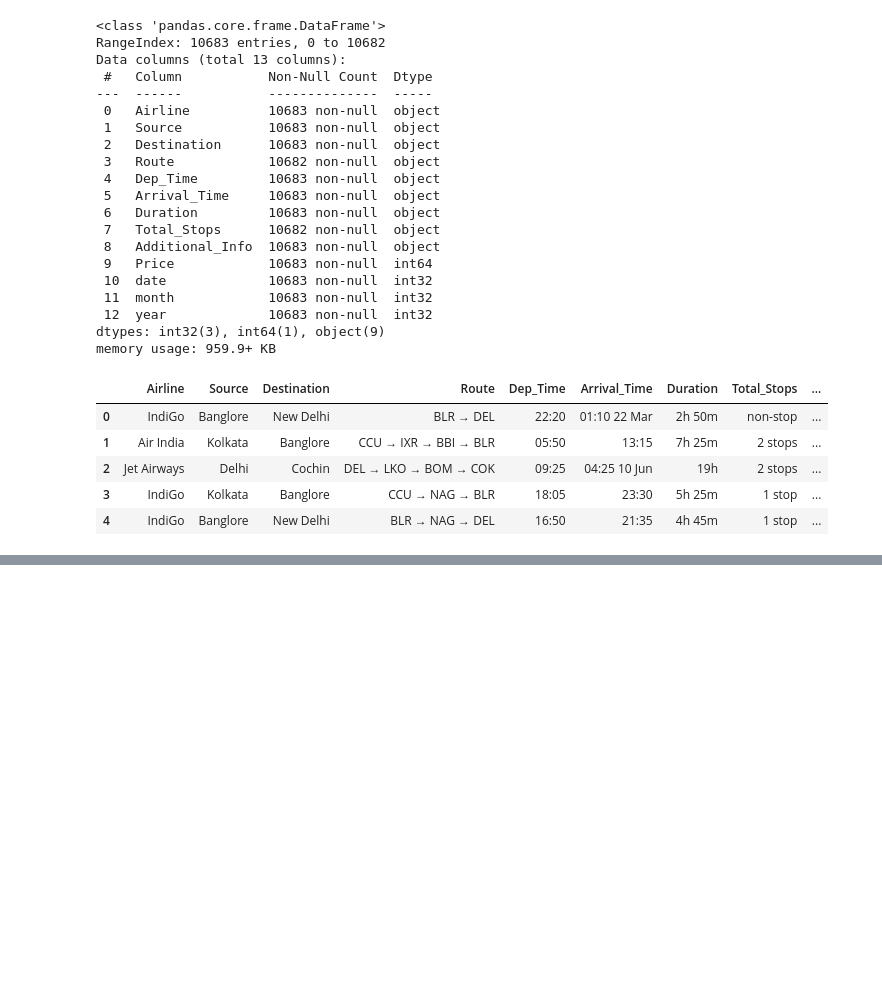
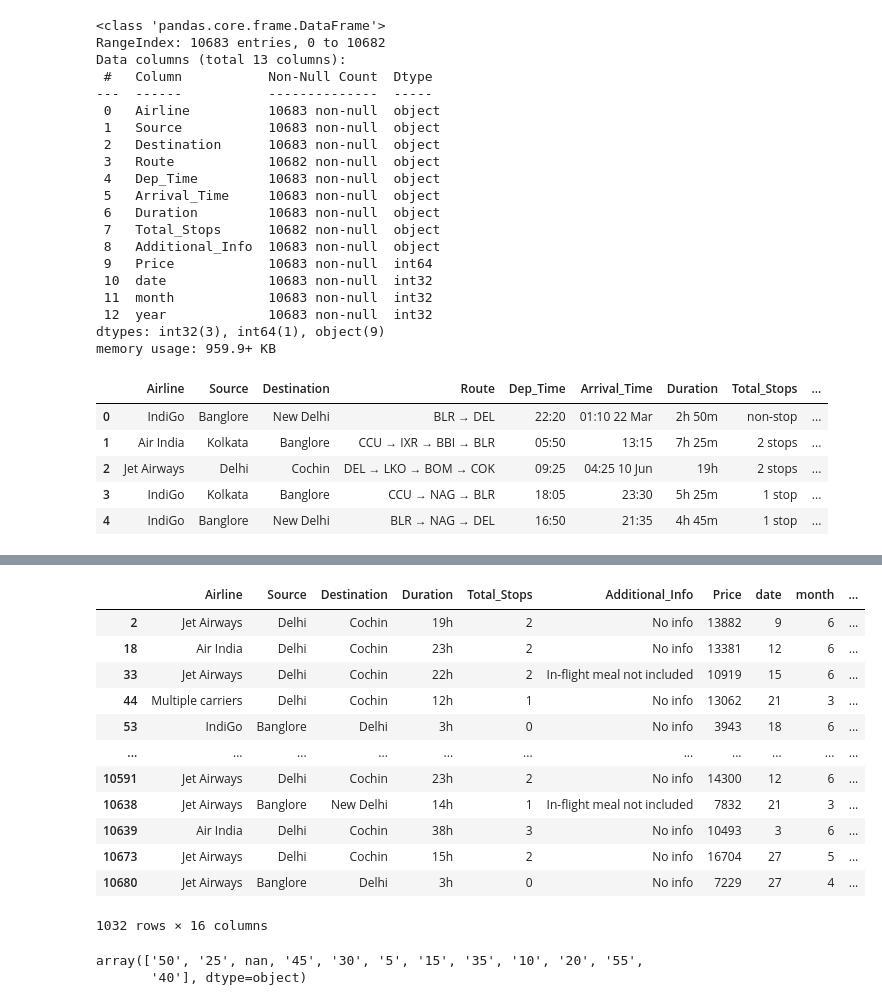
Before and after one commit to a-b-c-d-ritik/DataScience, a Jupyter notebook: 25.EDA/Flight_Price_EDA.ipynb, the cells around one changed output, grey strips where cells are left out. Drawn from its saved outputs; the diff is of its cells as text; code cells hidden in the pictures; blank space fills up the shorter version.

```diff
--- a/25.EDA/Flight_Price_EDA.ipynb
+++ b/25.EDA/Flight_Price_EDA.ipynb
@@ -171,0 +340,10 @@ df.head()
+# %%
+#replacing the nan reecords
+df['Total_Stops']=df['Total_Stops'].map({
+   'non-stop':0,
+    '2 stops':2,
+    '1 stop':1,
+    '3 stops':3,
+    np.nan:0,#because min is 1 (avg maan lo)
+    '4 stops':4
+})
@@ -171,0 +354,3 @@ df.head()
+# %%
+#now drop route (no use)
+df.drop('Route',axis=1,inplace=True)
@@ -171,0 +366,5 @@ df.head()
+# %%
+#now we need to split duration
+df['Duration_HH']=df['Duration'].str.split(' ').str[0].str.split('h').str[0]
+# %%
+df['Duration_MM']=df['Duration'].str.split(' ').str[1].str.split('m').str[0]
@@ -171,0 +380,22 @@ df.head()
+# %%
+#replacing nan in duration hh and mm
+df[df['Duration_MM'].isnull()]
+# %% [output]
+|  | Airline | Source | Destination | Duration | Total_Stops | Additional_Info | Price | date | month | ... |
+| 2 | Jet Airways | Delhi | Cochin | 19h | 2 | No info | 13882 | 9 | 6 | ... |
+| 18 | Air India | Delhi | Cochin | 23h | 2 | No info | 13381 | 12 | 6 | ... |
+| 33 | Jet Airways | Delhi | Cochin | 22h | 2 | In-flight meal not included | 10919 | 15 | 6 | ... |
+| 44 | Multiple carriers | Delhi | Cochin | 12h | 1 | No info | 13062 | 21 | 3 | ... |
+| 53 | IndiGo | Banglore | Delhi | 3h | 0 | No info | 3943 | 18 | 6 | ... |
+| ... | ... | ... | ... | ... | ... | ... | ... | ... | ... | ... |
+| 10591 | Jet Airways | Delhi | Cochin | 23h | 2 | No info | 14300 | 12 | 6 | ... |
+| 10638 | Jet Airways | Banglore | New Delhi | 14h | 1 | In-flight meal not included | 7832 | 21 | 3 | ... |
+| 10639 | Air India | Delhi | Cochin | 38h | 3 | No info | 10493 | 3 | 6 | ... |
+| 10673 | Jet Airways | Delhi | Cochin | 15h | 2 | No info | 16704 | 27 | 5 | ... |
+| 10680 | Jet Airways | Banglore | Delhi | 3h | 0 | No info | 7229 | 27 | 4 | ... |
+1032 rows × 16 columns
+# %%
+df['Duration_MM'].unique()
+# %% [output]
+array(['50', '25', nan, '45', '30', '5', '15', '35', '10', '20', '55',
+       '40'], dtype=object)
```
Also changed, not shown: parts of 30 cells of this notebook, 2 other files.
